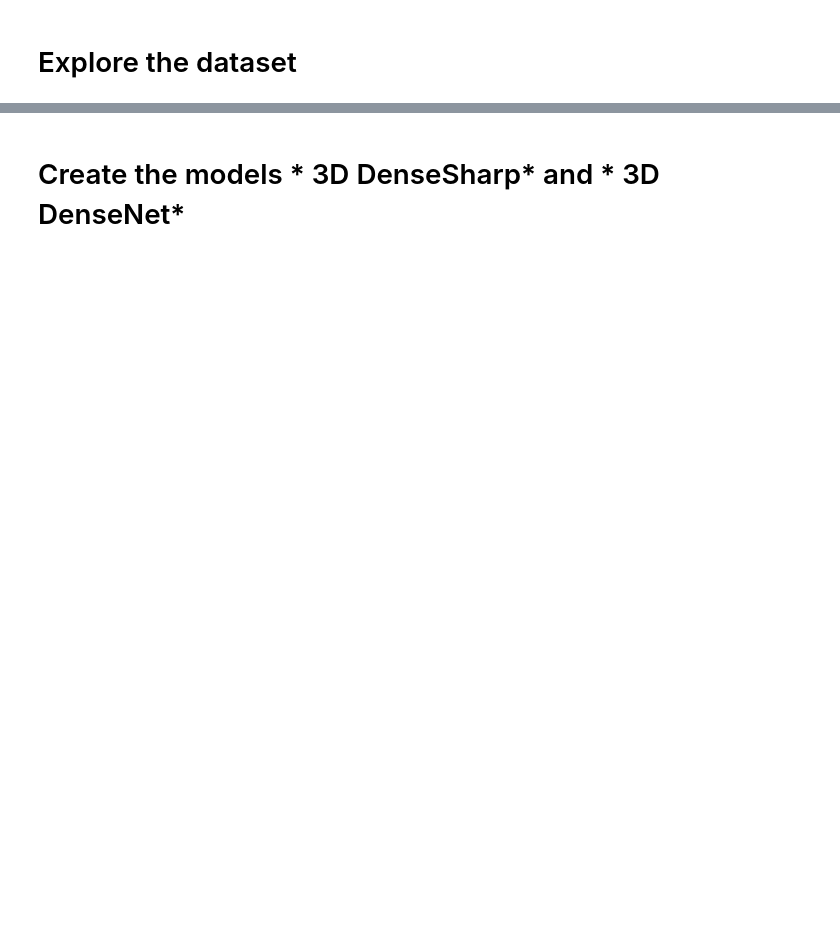
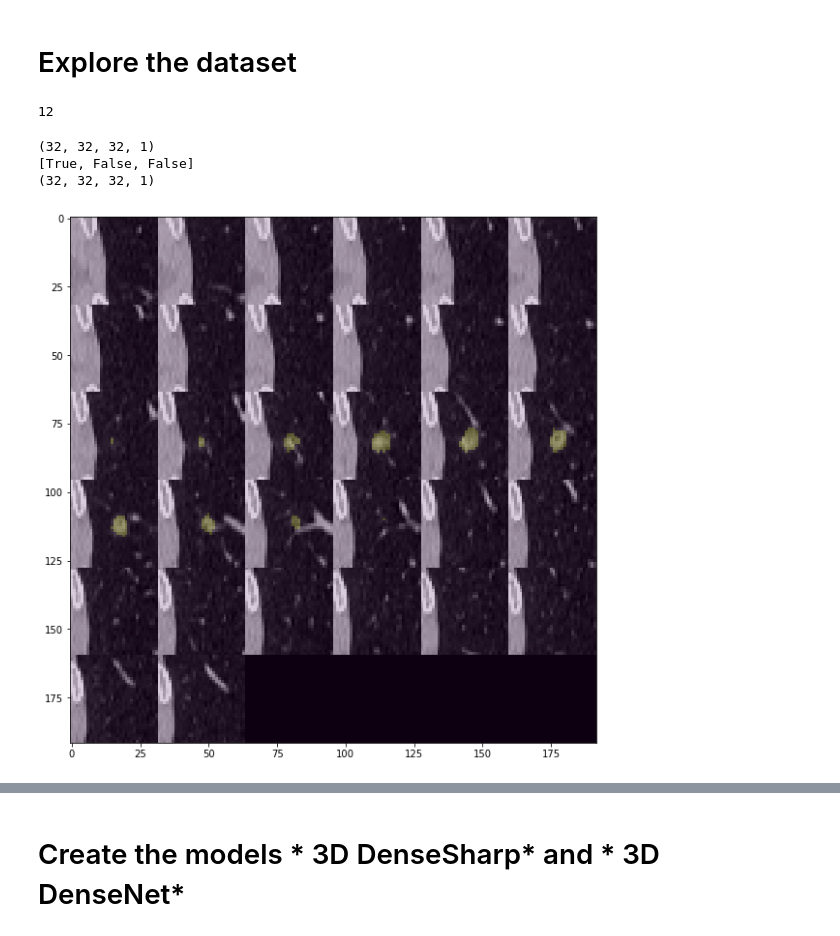
Before and after one commit to duducheng/DenseSharp, a Jupyter notebook: explore.ipynb, the cells around one changed output, grey strips where cells are left out. Cells and saved outputs as stored; diff of their text form; code cells hidden in the pictures; blank space fills up the shorter version.

Commit message:
add the explore notebook and upload the sample dataset

```diff
--- a/explore.ipynb
+++ b/explore.ipynb
@@ -2,0 +9,20 @@
+# %%
+clf_seg_dataset = dataset.ClfSegDataset(crop_size=32, subset=[0,3,4])
+# %%
+len(clf_seg_dataset)
+# %% [output]
+12
+# %%
+x, (y, seg) = clf_seg_dataset[3]
+# %%
+print(x.shape)
+print(y)
+print(seg.shape)
+# %% [output]
+(32, 32, 32, 1)
+[True, False, False]
+(32, 32, 32, 1)
+# %%
+plot_voxel_enhance(x.squeeze(), seg.squeeze(), alpha=0.2)
+# %% [output]
+[figure, added]
```
Also changed, not shown: parts of 6 cells of this notebook, 5 other files.
